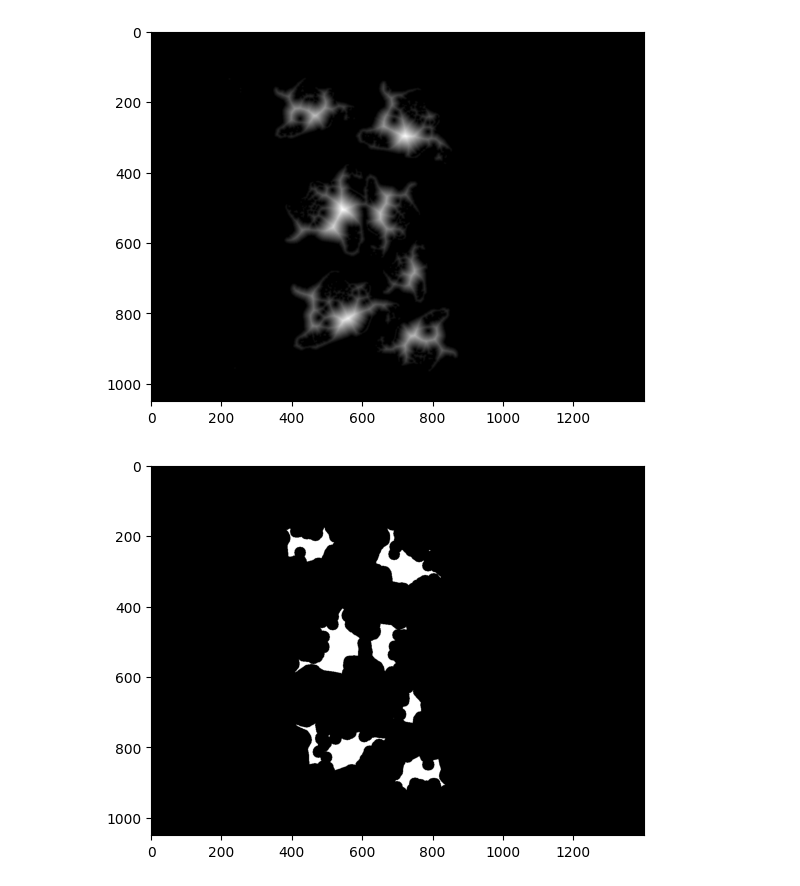
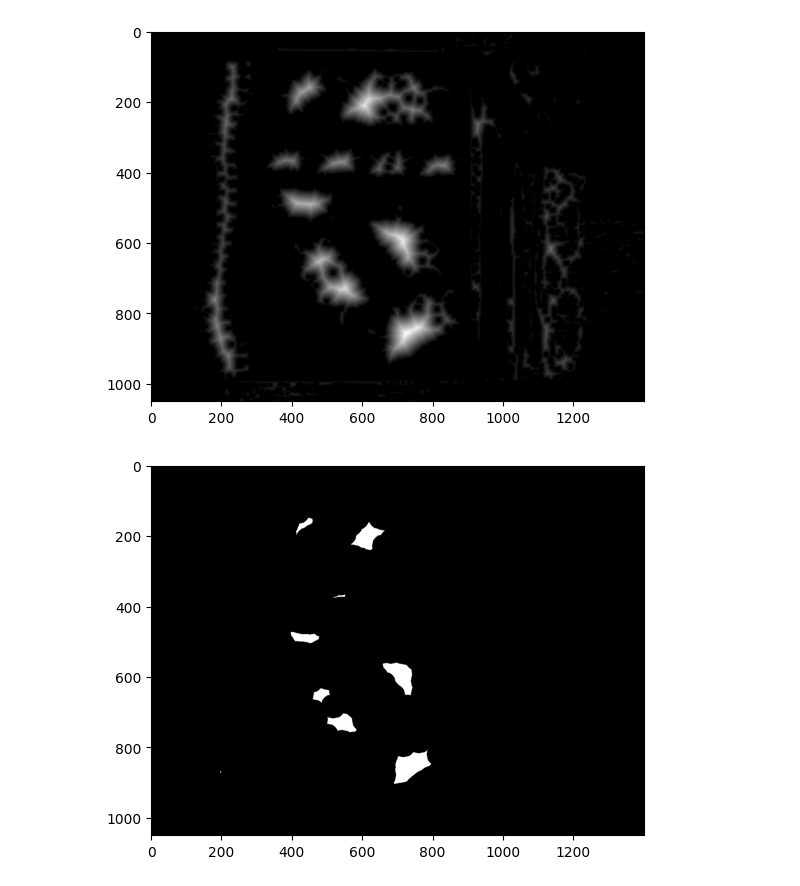
Before and after one commit to coma007/ditto-counter, a Jupyter notebook: SC23-G1-SV-18-2020.ipynb, the cells around one changed output. Drawn from its saved outputs; the diff is of its cells as text; code cells hidden in the pictures.

```diff
--- a/SC23-G1-SV-18-2020.ipynb
+++ b/SC23-G1-SV-18-2020.ipynb
@@ -69,7 +69,7 @@ def label2rgb(markers):
 path = "pictures/"
 image_paths = read_all_images(path)
 # %%
-path = image_paths[9]
+path = image_paths[7]
 image = load_image(path)
 display_image(image)
 # %% [output]
@@ -82,6 +82,6 @@ display_image(hsv_image)
 # %%
-lower_purple = np.array([150, 50, 50])  # Adjust these values to match the specific shade of purple you want to detect
-upper_purple = np.array([180, 255, 255])
+lower_purple = np.array([100, 20, 30])  # Adjust these values to match the specific shade of purple you want to detect
+upper_purple = np.array([180, 120, 220])
 # %%
 purple_mask = cv2.inRange(hsv_image, lower_purple, upper_purple)
 purple_extracted = cv2.bitwise_and(image, image, mask=purple_mask)
@@ -112,4 +112,4 @@ display_image(opening)
 # %%
-closing = cv2.morphologyEx(image_bin, cv2.MORPH_CLOSE, kernel, iterations = 2) # zatvaranje
+closing = cv2.morphologyEx(image_bin, cv2.MORPH_CLOSE, kernel, iterations = 3) # zatvaranje
 display_image(closing)
 # %% [output]
@@ -132,13 +132,13 @@ display_image(sure_bg)
 # %%
-dist_transform = cv2.distanceTransform(dilation, cv2.DIST_L2, maskSize=5) #  DIST_L2 - Euklidsko rastojanje
+dist_transform = cv2.distanceTransform(closing, cv2.DIST_L2, maskSize=5) #  DIST_L2 - Euklidsko rastojanje
 display_image(dist_transform)
 # %% [output]
-[figure, old version]
+[figure, new version]
 # %%
-ret, sure_fg = cv2.threshold(dist_transform, 0.3 * dist_transform.max(), 255, 0)
+ret, sure_fg = cv2.threshold(dist_transform, 0.5 * dist_transform.max(), 255, 0)
 display_image(sure_fg)
 # %% [output]
-[figure, old version]
+[figure, new version]
 # %%
 sure_fg = np.uint8(sure_fg)
 unknown = cv2.subtract(sure_bg, sure_fg)
```
Also changed, not shown: parts of 14 cells of this notebook, 1 other file.
